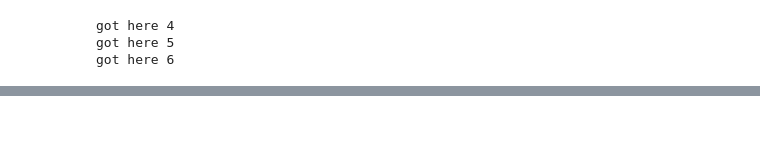
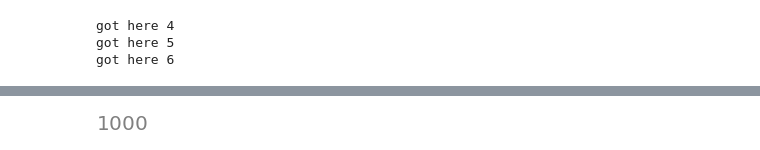
Before and after one commit to iman-adibnazari/anguilliformOptimalControl, a Jupyter notebook: src/generateKoopmanRom.ipynb, the cells around one changed output, grey strips where cells are left out. Cells and saved outputs as stored; diff of their text form; code cells hidden in the pictures; blank space fills up the shorter version.

```diff
--- a/src/generateKoopmanRom.ipynb
+++ b/src/generateKoopmanRom.ipynb
@@ -220,0 +362,6 @@ Y error:  0.02962022953189829
+# %%
+1000# # Compute svd matrices
+# U_tilde,Sigma_tilde,Vh_tilde = da.linalg.svd(Omega)
+# U_tilde,Sigma_tilde,Vh_tilde = da.compute(U_tilde,Sigma_tilde,Vh_tilde)
+# %% [output]
+[figure, added]
```
Also changed, not shown: parts of 27 cells of this notebook, 1 other file.
